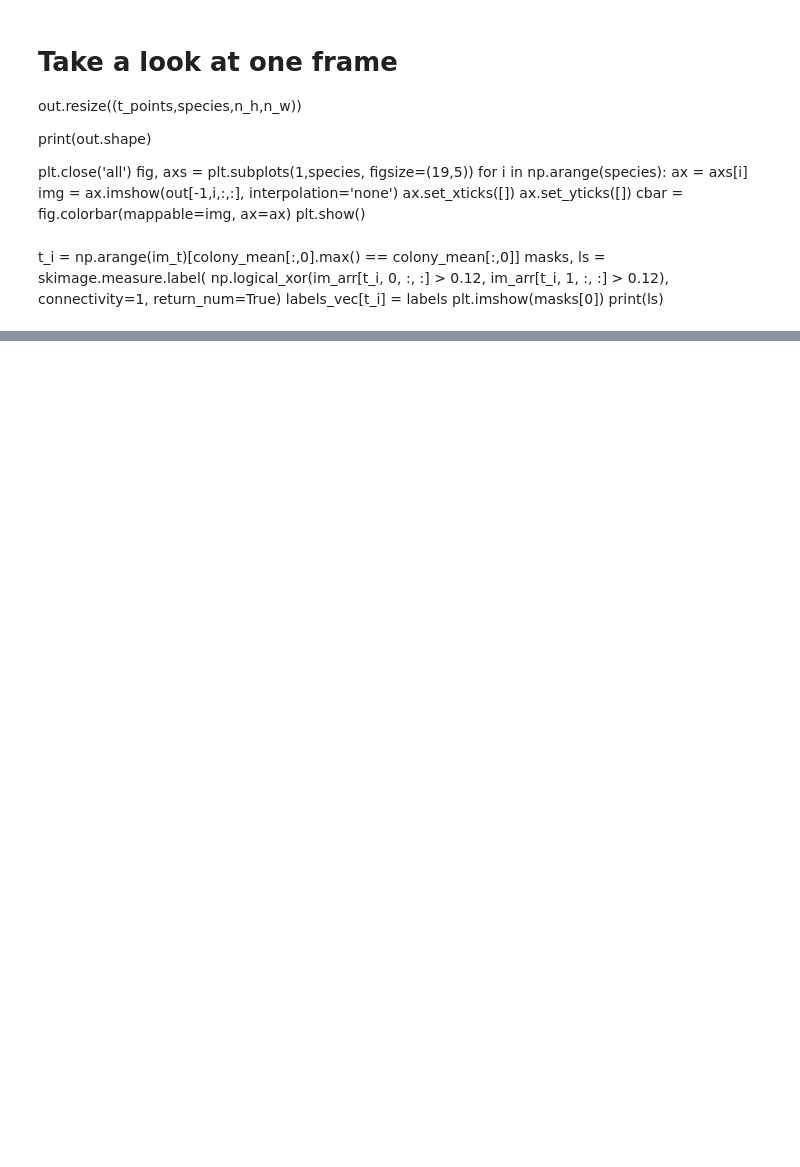
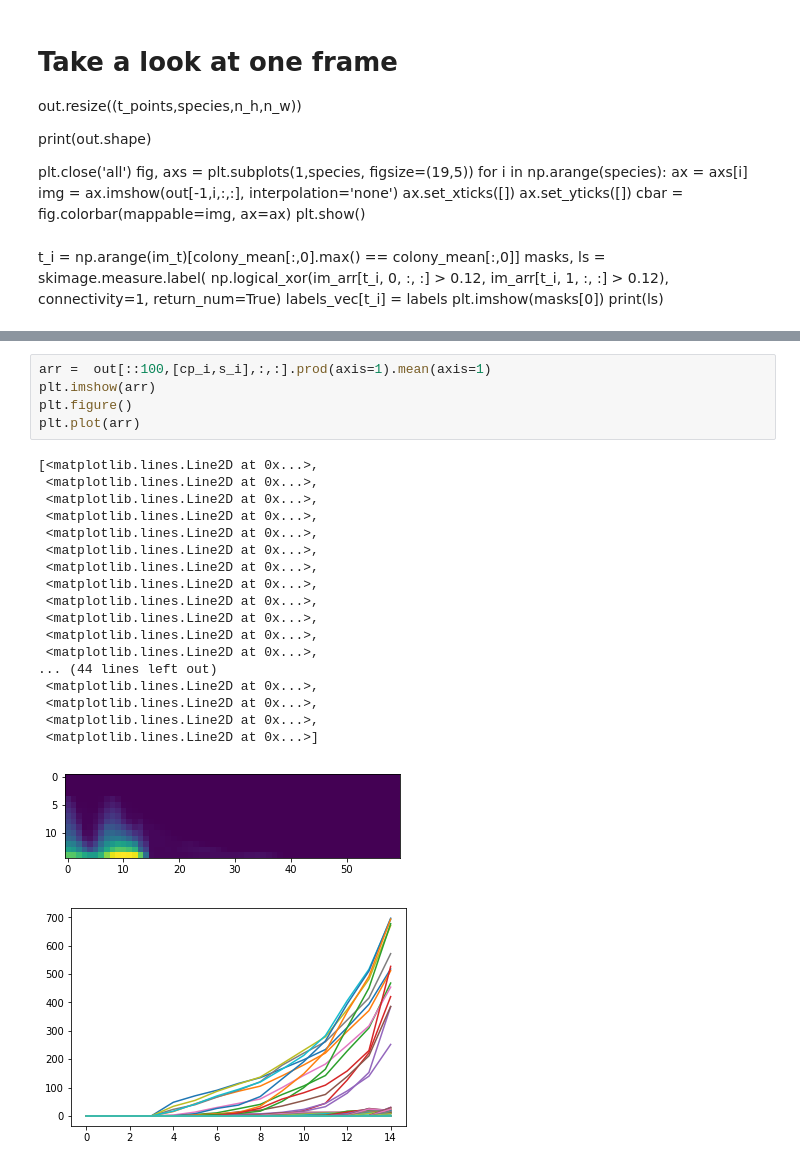
Before and after one commit to boospooky/omnitray-modeling, a Jupyter notebook: omnitray-modeling/simulation_notebook_longpad.ipynb, the cells around one changed output, grey strips where cells are left out. Saved outputs shown, nothing was run; the diff lists cells and outputs as text; blank space fills up the shorter version.

```diff
--- a/omnitray-modeling/simulation_notebook_longpad.ipynb
+++ b/omnitray-modeling/simulation_notebook_longpad.ipynb
@@ -529,0 +619,25 @@ DONE
+# %%
+arr =  out[::100,[cp_i,s_i],:,:].prod(axis=1).mean(axis=1)
+plt.imshow(arr)
+plt.figure()
+plt.plot(arr)
+# %% [output]
+[<matplotlib.lines.Line2D at 0x...>,
+ <matplotlib.lines.Line2D at 0x...>,
+ <matplotlib.lines.Line2D at 0x...>,
+ <matplotlib.lines.Line2D at 0x...>,
+ <matplotlib.lines.Line2D at 0x...>,
+ <matplotlib.lines.Line2D at 0x...>,
+ <matplotlib.lines.Line2D at 0x...>,
+ <matplotlib.lines.Line2D at 0x...>,
+ <matplotlib.lines.Line2D at 0x...>,
+ <matplotlib.lines.Line2D at 0x...>,
+ <matplotlib.lines.Line2D at 0x...>,
+ <matplotlib.lines.Line2D at 0x...>,
+... (44 lines left out)
+ <matplotlib.lines.Line2D at 0x...>,
+ <matplotlib.lines.Line2D at 0x...>,
+ <matplotlib.lines.Line2D at 0x...>,
+ <matplotlib.lines.Line2D at 0x...>]
+[figure, added]
+[figure, added]
```
Also changed, not shown: parts of 12 cells of this notebook.
